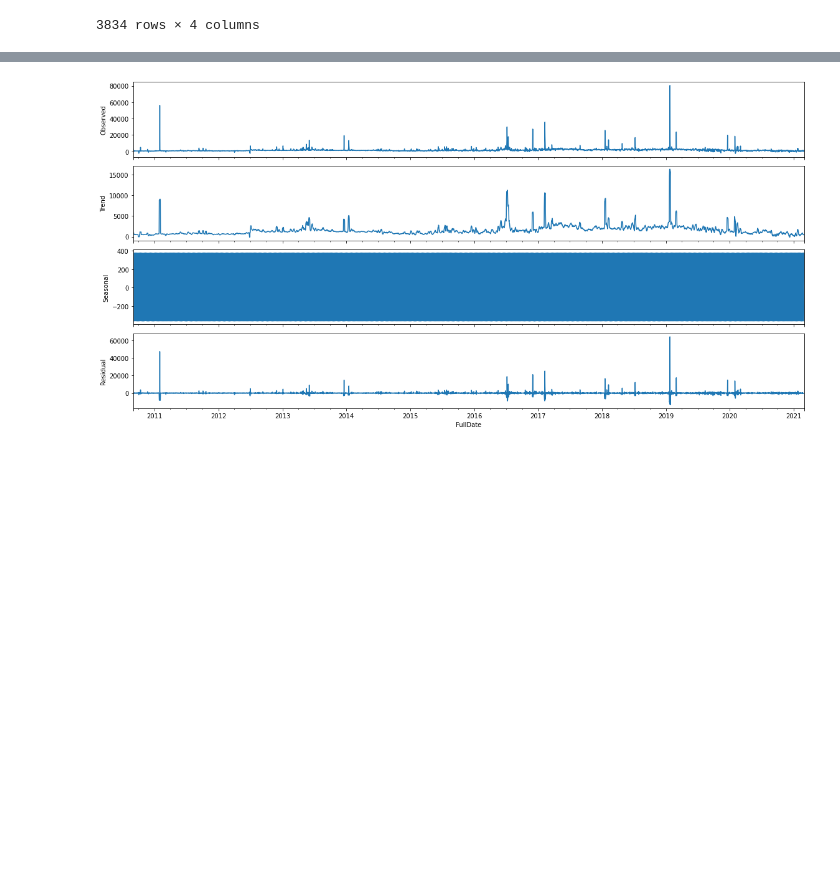
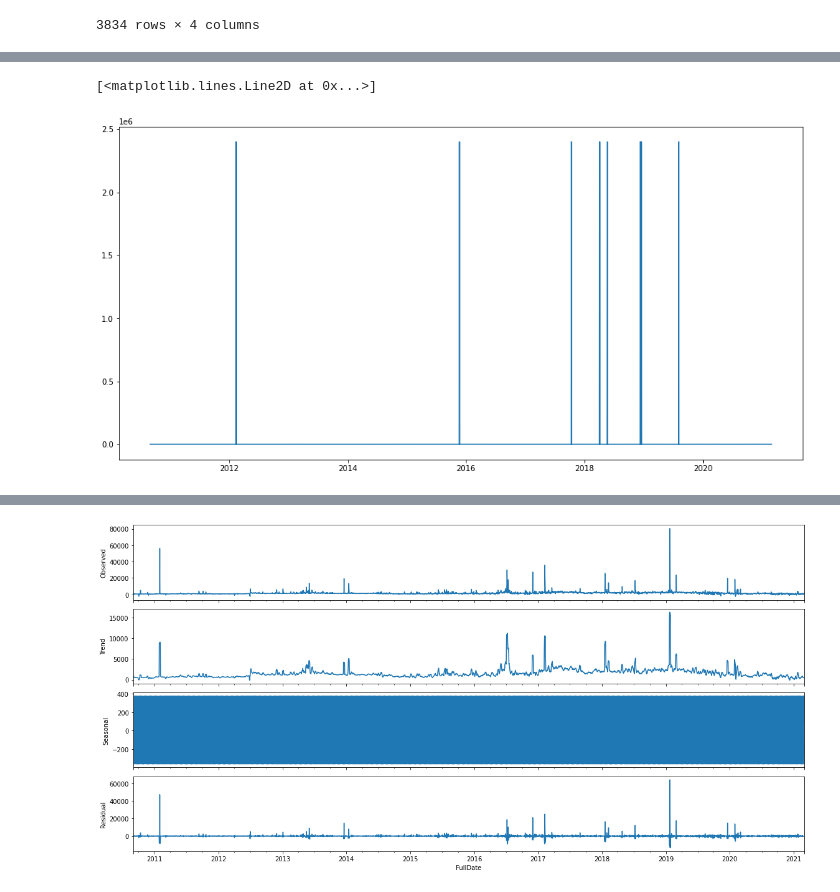
Before and after one commit to Oplux/time-series-analysis, a Jupyter notebook: stage e quiz on time series.ipynb, the cells around one changed output, grey strips where cells are left out. Cells and saved outputs as stored; diff of their text form; code cells hidden in the pictures; blank space fills up the shorter version.

```diff
--- a/stage e quiz on time series.ipynb
+++ b/stage e quiz on time series.ipynb
@@ -68,0 +70,5 @@ df_daily
+# %%
+plt.plot(df_daily['Tmax'])
+# %% [output]
+[<matplotlib.lines.Line2D at 0x...>]
+[figure, added]
```
Also changed, not shown: parts of 4 cells of this notebook.
